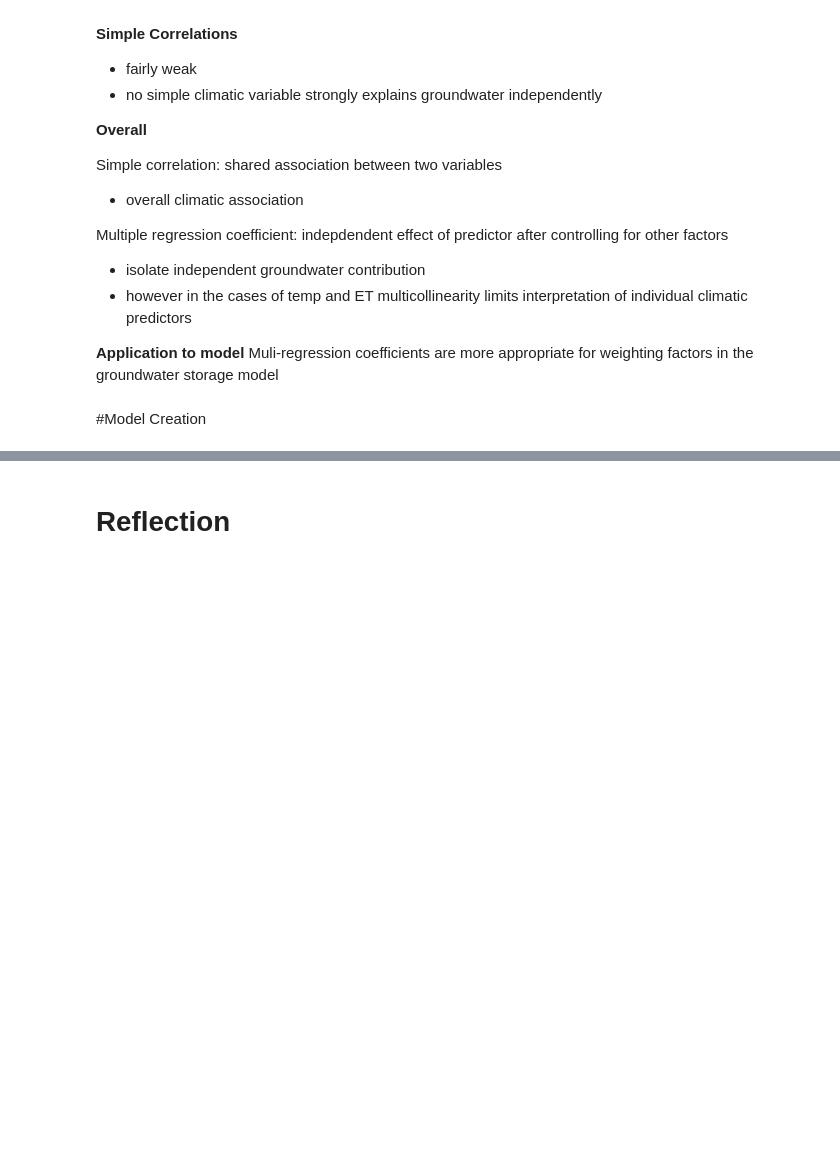
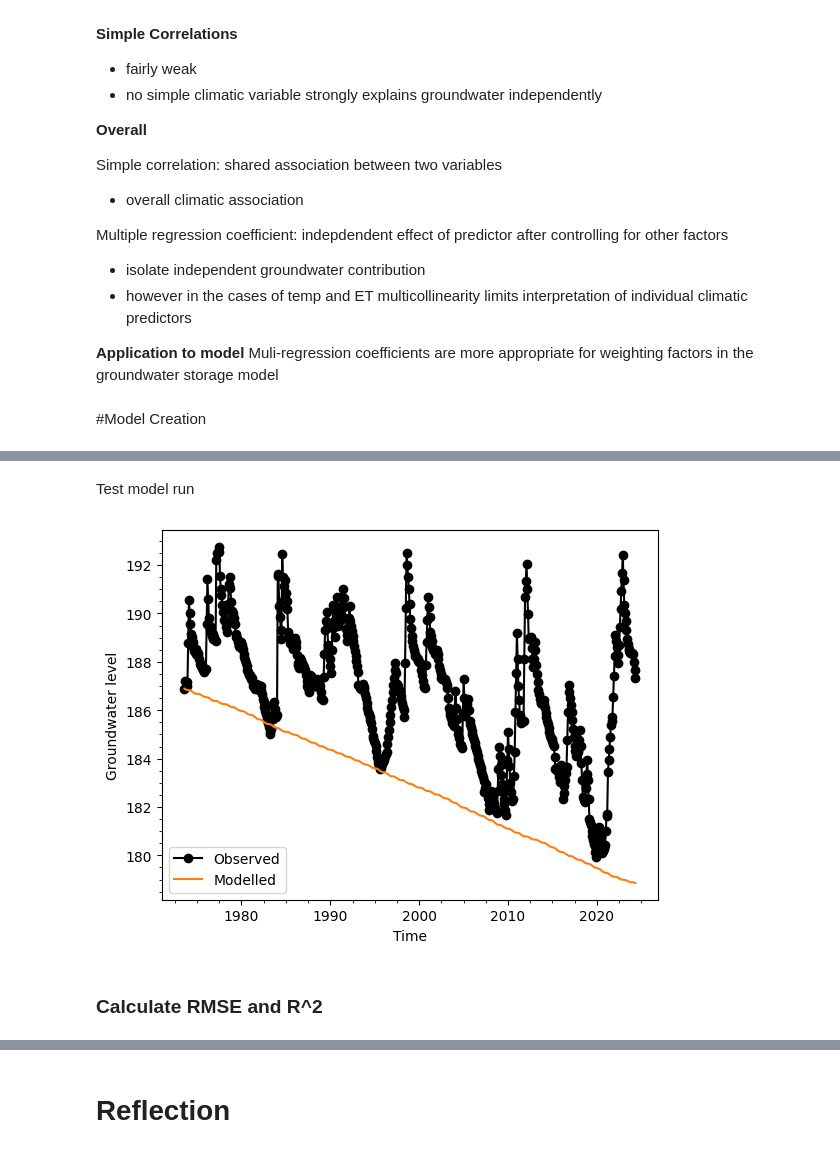
Before and after one commit to Clover130/u8229609-Individual-Project, a Jupyter notebook: EMSC2010_Individual_Project.ipynb, the cells around one changed output, grey strips where cells are left out. Cells and saved outputs as stored; diff of their text form; code cells hidden in the pictures; blank space fills up the shorter version.

```diff
--- a/EMSC2010_Individual_Project.ipynb
+++ b/EMSC2010_Individual_Project.ipynb
@@ -1287,0 +1409,24 @@ Muli-regression coefficients are more appropriate for weighting factors in the g
+# %% [markdown]
+Test model run
+# %%
+recharge_fraction = 0.01
+specific_yield = 0.1
+
+gw_modelled = run_groundwater_model(
+    model_data,
+    recharge_fraction,
+    specific_yield
+)
+
+plt.plot(model_data.index, model_data["groundwater"], 'ok-', label="Observed")
+plt.plot(model_data.index, gw_modelled, color="C1", label="Modelled")
+
+plt.xlabel("Time")
+plt.ylabel("Groundwater level")
+plt.legend()
+plt.minorticks_on()
+plt.show()
+# %% [output]
+[figure, added]
+# %% [markdown]
+### Calculate RMSE and R^2
```
Also changed, not shown: parts of 55 cells of this notebook.
